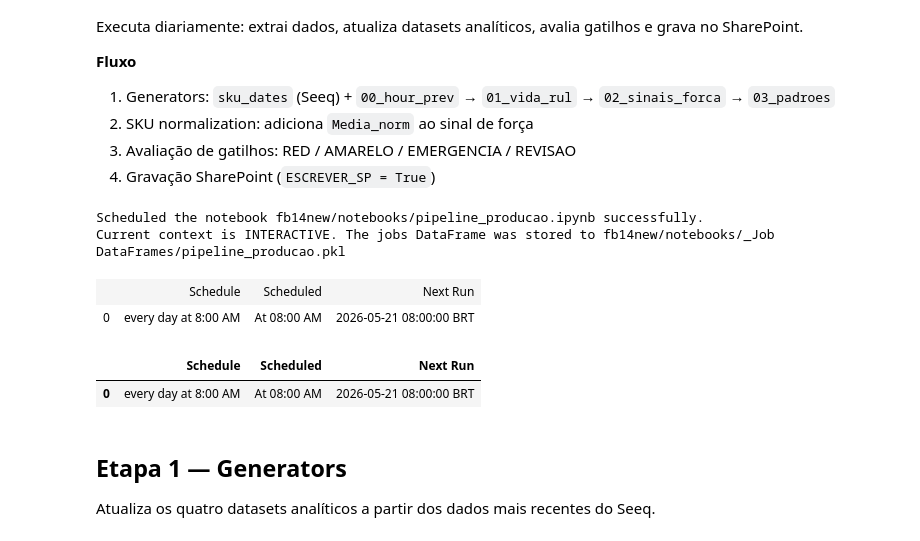
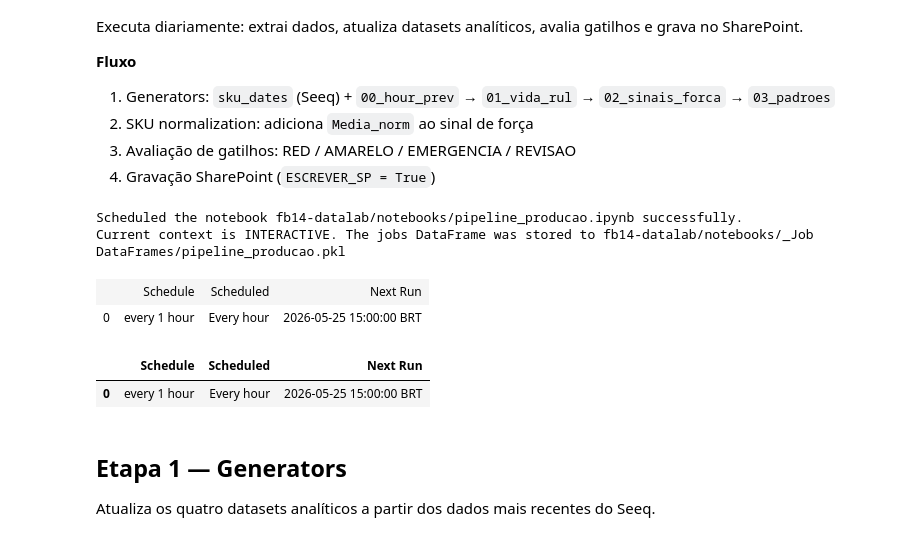
Before and after one commit to coniose/fb17-datalab, a Jupyter notebook: notebooks/pipeline_producao.ipynb, the cells around one changed output. Cells and saved outputs as stored; diff of their text form; code cells hidden in the pictures.

```diff
--- a/notebooks/pipeline_producao.ipynb
+++ b/notebooks/pipeline_producao.ipynb
@@ -12,23 +12,23 @@ Executa diariamente: extrai dados, atualiza datasets analíticos, avalia gatilho
 # %%
 import sys
 from pathlib import Path
 
 # notebooks/ para mock seeq em dev local; lplcc_selagem/ para imports src.*
 _NB_DIR = Path.cwd()
 _ROOT   = _NB_DIR.parent
 for _p in (_NB_DIR, _ROOT):
     if str(_p) not in sys.path:
         sys.path.insert(0, str(_p))
 
 from seeq import spy
-spy.jobs.schedule("every day at 8:00 AM")
+spy.jobs.schedule("every 1 hour")
 # %% [output]
-Scheduled the notebook fb14new/notebooks/pipeline_producao.ipynb successfully.
-Current context is INTERACTIVE. The jobs DataFrame was stored to fb14new/notebooks/_Job DataFrames/pipeline_producao.pkl
+Scheduled the notebook fb14-datalab/notebooks/pipeline_producao.ipynb successfully.
+Current context is INTERACTIVE. The jobs DataFrame was stored to fb14-datalab/notebooks/_Job DataFrames/pipeline_producao.pkl
 |  | Schedule | Scheduled | Next Run |
-| 0 | every day at 8:00 AM | At 08:00 AM | 2026-05-21 08:00:00 BRT |
+| 0 | every 1 hour | Every hour | 2026-05-25 15:00:00 BRT |
 |  | Schedule | Scheduled | Next Run |
-| 0 | every day at 8:00 AM | At 08:00 AM | 2026-05-21 08:00:00 BRT |
+| 0 | every 1 hour | Every hour | 2026-05-25 15:00:00 BRT |
 # %%
 # ── Configuração ──────────────────────────────────────────────────────────────
 MAQUINA     = "FB14"
```
Also changed, not shown: parts of 6 cells of this notebook, 3 other files.
